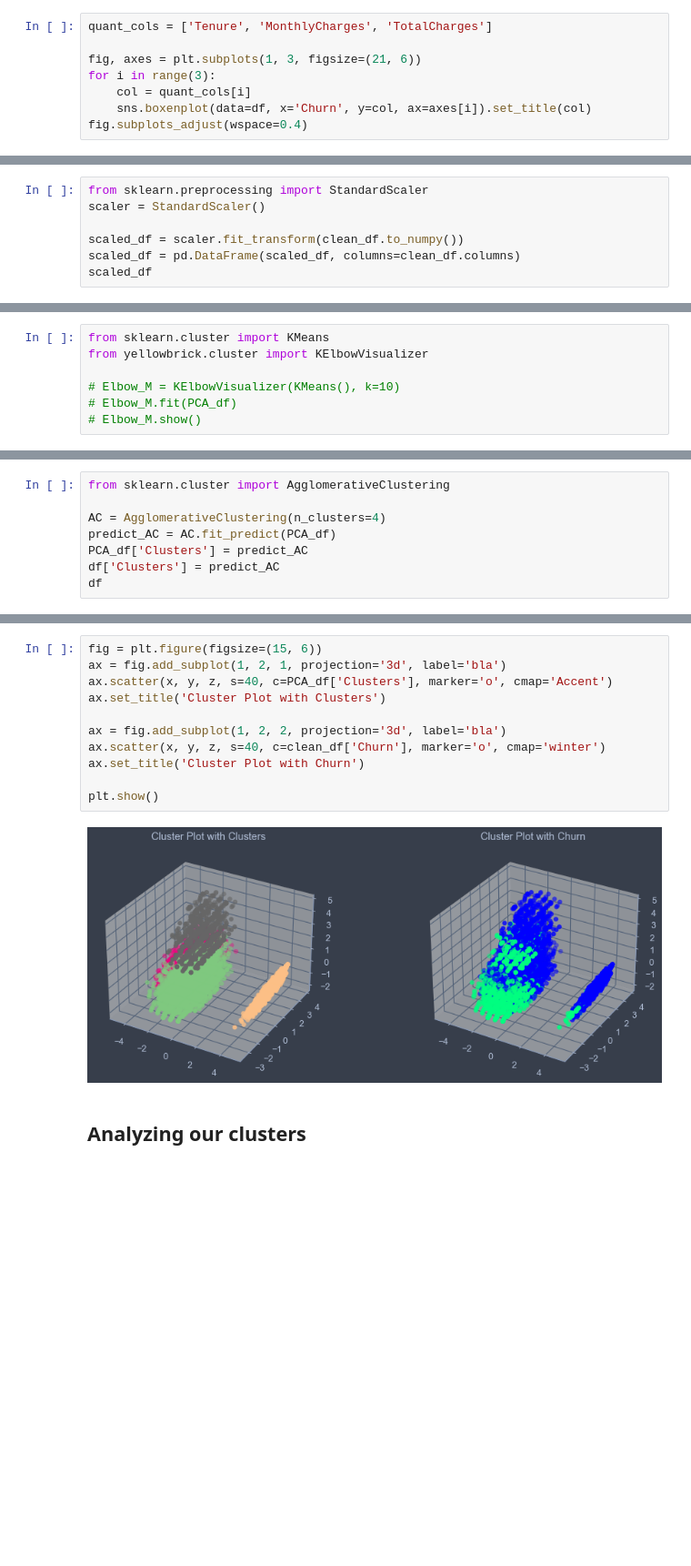
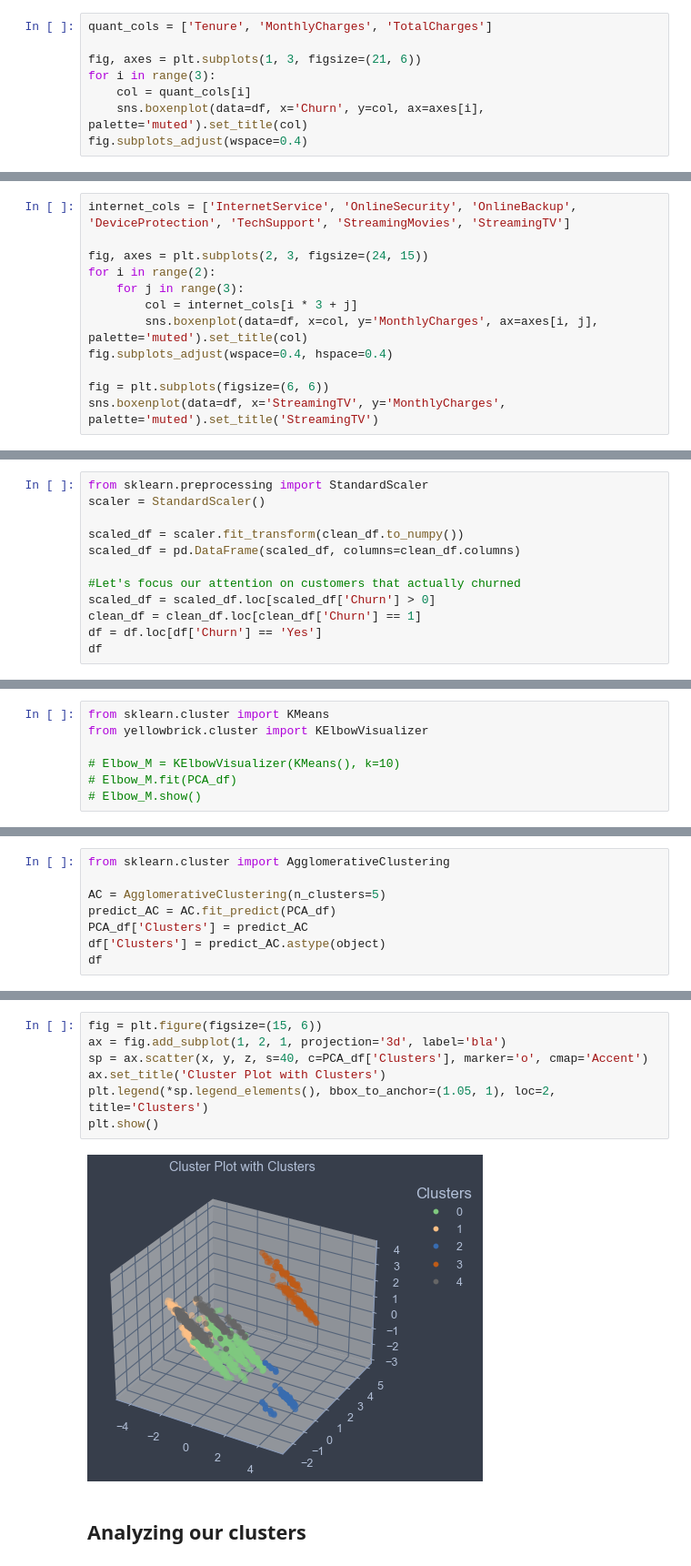
Before and after one commit to tarangrove/Customer-Churn-Clustering, a Jupyter notebook: Churn Clustering.ipynb, the cells around one changed output, grey strips where cells are left out. Shown at 91% size. Saved outputs shown, nothing was run; the diff lists cells and outputs as text; blank space fills up the shorter version.

```diff
--- a/Churn Clustering.ipynb
+++ b/Churn Clustering.ipynb
@@ -138,6 +138,6 @@ quant_cols = ['Tenure', 'MonthlyCharges', 'TotalCharges']
 fig, axes = plt.subplots(1, 3, figsize=(21, 6))
 for i in range(3):
     col = quant_cols[i]
-    sns.boxenplot(data=df, x='Churn', y=col, ax=axes[i]).set_title(col)
+    sns.boxenplot(data=df, x='Churn', y=col, ax=axes[i], palette='muted').set_title(col)
 fig.subplots_adjust(wspace=0.4)
 # %% [output]
@@ -178,3 +178,15 @@ ax.scatter(df['MonthlyCharges'], df['TotalCharges'], df['Tenure'])
 plt.show()
 # %% [output]
 [figure]
+# %%
+internet_cols = ['InternetService', 'OnlineSecurity', 'OnlineBackup', 'DeviceProtection', 'TechSupport', 'StreamingMovies', 'StreamingTV']
+
+fig, axes = plt.subplots(2, 3, figsize=(24, 15))
+for i in range(2):
+    for j in range(3):
+        col = internet_cols[i * 3 + j]
+        sns.boxenplot(data=df, x=col, y='MonthlyCharges', ax=axes[i, j], palette='muted').set_title(col)
+fig.subplots_adjust(wspace=0.4, hspace=0.4)
+
+fig = plt.subplots(figsize=(6, 6))
+sns.boxenplot(data=df, x='StreamingTV', y='MonthlyCharges', palette='muted').set_title('StreamingTV')
@@ -281,5 +307,10 @@ scaler = StandardScaler()
 
 scaled_df = scaler.fit_transform(clean_df.to_numpy())
 scaled_df = pd.DataFrame(scaled_df, columns=clean_df.columns)
-scaled_df
+
+#Let's focus our attention on customers that actually churned
+scaled_df = scaled_df.loc[scaled_df['Churn'] > 0]
+clean_df = clean_df.loc[clean_df['Churn'] == 1]
+df = df.loc[df['Churn'] == 'Yes']
+df
 # %% [output]
@@ -347,9 +378,9 @@ According to the elbow method, we should use four clusters.
 # %%
 from sklearn.cluster import AgglomerativeClustering
 
-AC = AgglomerativeClustering(n_clusters=4)
+AC = AgglomerativeClustering(n_clusters=5)
 predict_AC = AC.fit_predict(PCA_df)
 PCA_df['Clusters'] = predict_AC
-df['Clusters'] = predict_AC
+df['Clusters'] = predict_AC.astype(object)
 df
 # %% [output]
@@ -369,15 +405,11 @@ df
 # %%
 fig = plt.figure(figsize=(15, 6))
 ax = fig.add_subplot(1, 2, 1, projection='3d', label='bla')
-ax.scatter(x, y, z, s=40, c=PCA_df['Clusters'], marker='o', cmap='Accent')
+sp = ax.scatter(x, y, z, s=40, c=PCA_df['Clusters'], marker='o', cmap='Accent')
 ax.set_title('Cluster Plot with Clusters')
-
-ax = fig.add_subplot(1, 2, 2, projection='3d', label='bla')
-ax.scatter(x, y, z, s=40, c=clean_df['Churn'], marker='o', cmap='winter')
-ax.set_title('Cluster Plot with Churn')
-
+plt.legend(*sp.legend_elements(), bbox_to_anchor=(1.05, 1), loc=2, title='Clusters')
 plt.show()
 # %% [output]
-[figure, old version]
+[figure, new version]
 # %% [markdown]
 ## Analyzing our clusters
```
Also changed, not shown: parts of 19 cells of this notebook.
